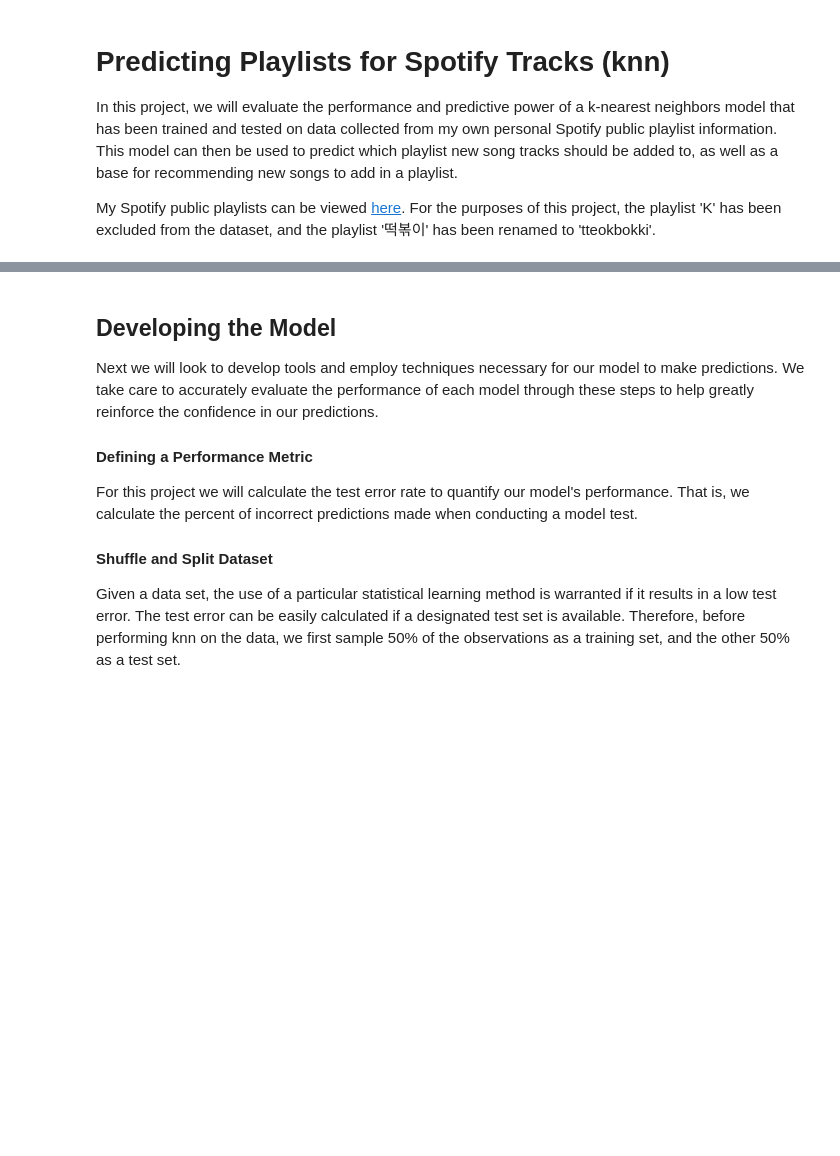
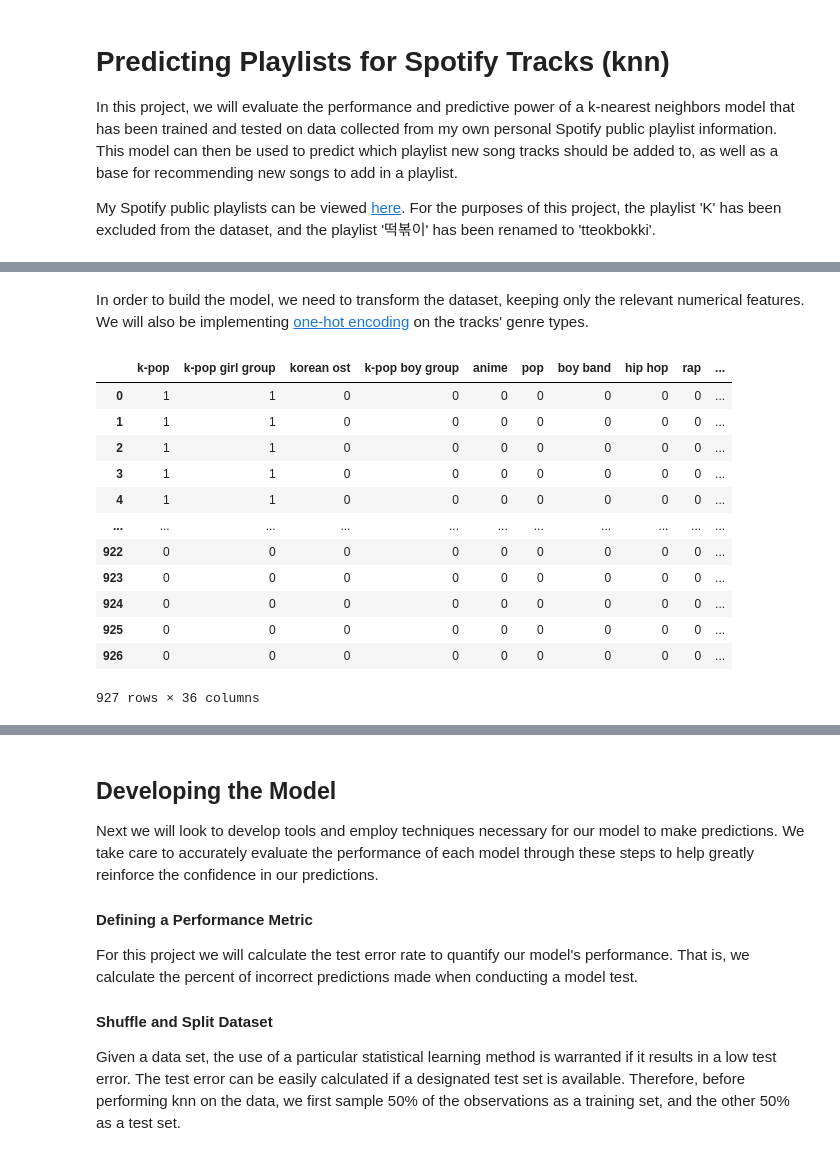
Before and after one commit to edwardD2/API_Spotify, a Jupyter notebook: knn_test.ipynb, the cells around one changed output, grey strips where cells are left out. Cells and saved outputs as stored; diff of their text form; code cells hidden in the pictures; blank space fills up the shorter version.

```diff
--- a/knn_test.ipynb
+++ b/knn_test.ipynb
@@ -15 +39,38 @@ from knn import *
+# %% [markdown]
+In order to build the model, we need to transform the dataset, keeping only the relevant numerical features. We will also be implementing [one-hot encoding](https://en.wikipedia.org/wiki/One-hot#Machine_learning_and_statistics) on the tracks' genre types.
+# %%
+# extract numerical data, implementing one-hot encoding for track genre
+def transform_data(data):
+    tracks_all = pd.DataFrame()
+
+    ohe = pd.DataFrame(columns=top_genres.all_top_genres.values)
+    for artist in data.track_artists:
+        try:
+            genres = artists[artists['artist_name'] == artist]['genres'].values[0]
+            genres = genres.replace('[', '').replace(']', '').replace('\'', '').replace(', ', ',').split(',')
+        except IndexError:
+            genres = []
+        ohe = ohe.append(one_hot_encoder(top_genres.all_top_genres.values, genres), ignore_index=True)
+    data = ohe.join(data)[top_genres.all_top_genres.values.tolist() +
+                      ['energy', 'loudness', 'tempo', 'valence', 'danceability', 'playlist']]
+    tracks_all = tracks_all.append(data, ignore_index=True)
+
+    return tracks_all
+
+tracks = transform_data(df)
+tracks
+# %% [output]
+|  | k-pop | k-pop girl group | korean ost | k-pop boy group | anime | pop | boy band | hip hop | rap | ... |
+| 0 | 1 | 1 | 0 | 0 | 0 | 0 | 0 | 0 | 0 | ... |
+| 1 | 1 | 1 | 0 | 0 | 0 | 0 | 0 | 0 | 0 | ... |
+| 2 | 1 | 1 | 0 | 0 | 0 | 0 | 0 | 0 | 0 | ... |
+| 3 | 1 | 1 | 0 | 0 | 0 | 0 | 0 | 0 | 0 | ... |
+| 4 | 1 | 1 | 0 | 0 | 0 | 0 | 0 | 0 | 0 | ... |
+| ... | ... | ... | ... | ... | ... | ... | ... | ... | ... | ... |
+| 922 | 0 | 0 | 0 | 0 | 0 | 0 | 0 | 0 | 0 | ... |
+| 923 | 0 | 0 | 0 | 0 | 0 | 0 | 0 | 0 | 0 | ... |
+| 924 | 0 | 0 | 0 | 0 | 0 | 0 | 0 | 0 | 0 | ... |
+| 925 | 0 | 0 | 0 | 0 | 0 | 0 | 0 | 0 | 0 | ... |
+| 926 | 0 | 0 | 0 | 0 | 0 | 0 | 0 | 0 | 0 | ... |
+927 rows × 36 columns
 # %% [markdown]
```
Also changed, not shown: parts of 18 cells of this notebook.
